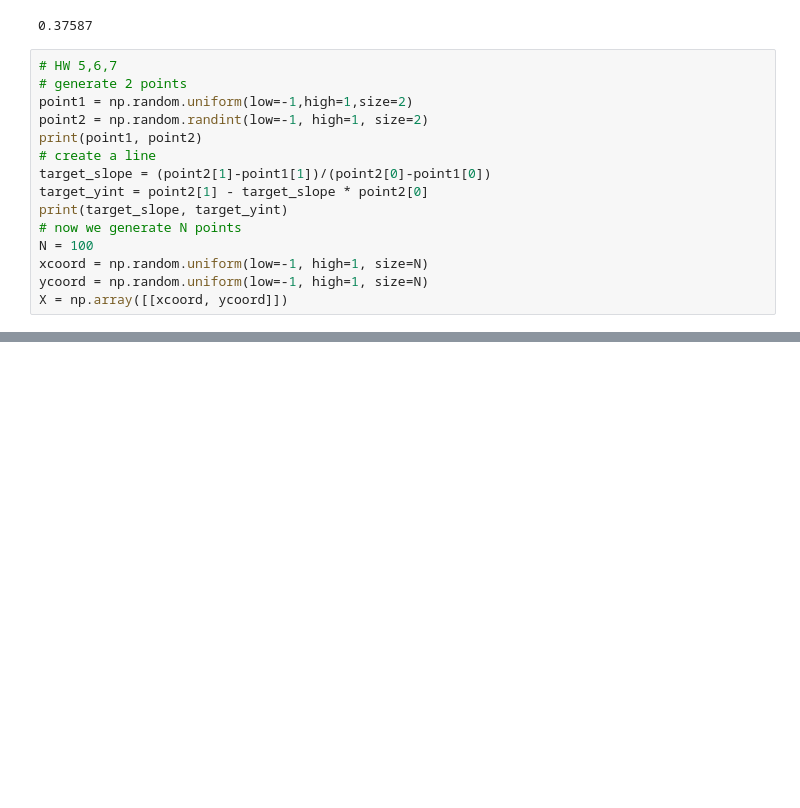
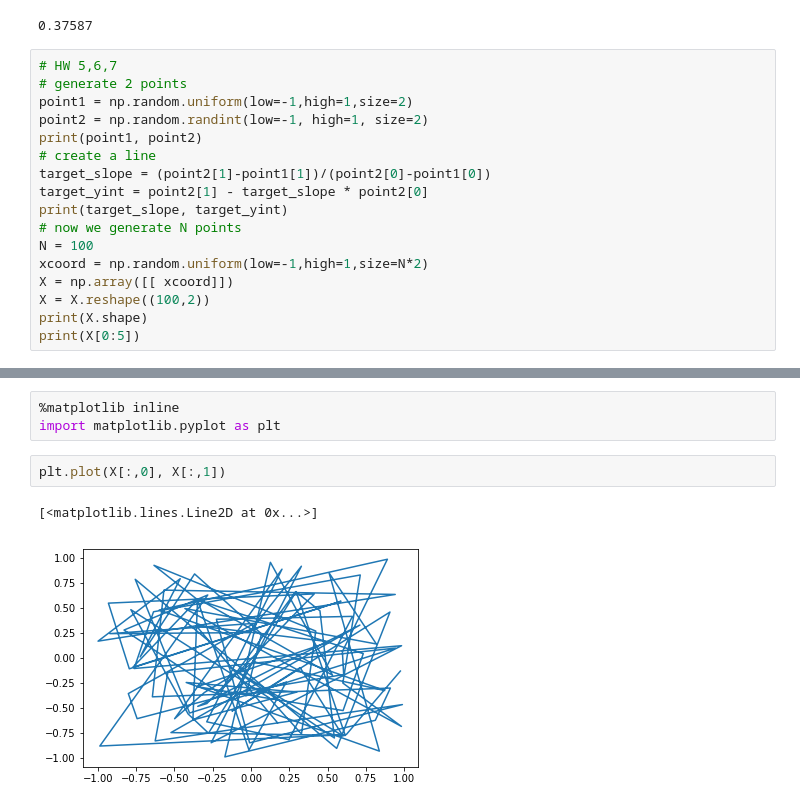
Before and after one commit to SYYoung/Cal_Tech, a Jupyter notebook: hw2_sim.ipynb, the cells around one changed output, grey strips where cells are left out. Drawn from its saved outputs; the diff is of its cells as text; blank space fills up the shorter version.

```diff
--- a/hw2_sim.ipynb
+++ b/hw2_sim.ipynb
@@ -35,7 +35,9 @@ target_yint = point2[1] - target_slope * point2[0]
 print(target_slope, target_yint)
 # now we generate N points
 N = 100
-xcoord = np.random.uniform(low=-1, high=1, size=N)
-ycoord = np.random.uniform(low=-1, high=1, size=N)
-X = np.array([[xcoord, ycoord]])
+xcoord = np.random.uniform(low=-1,high=1,size=N*2)
+X = np.array([[ xcoord]])
+X = X.reshape((100,2))
+print(X.shape)
+print(X[0:5])
 # %% [output]
@@ -43,0 +68,8 @@ X = np.array([[xcoord, ycoord]])
+# %%
+%matplotlib inline
+import matplotlib.pyplot as plt
+# %%
+plt.plot(X[:,0], X[:,1])
+# %% [output]
+[<matplotlib.lines.Line2D at 0x...>]
+[figure, added]
```
Also changed, not shown: parts of 3 cells of this notebook.
